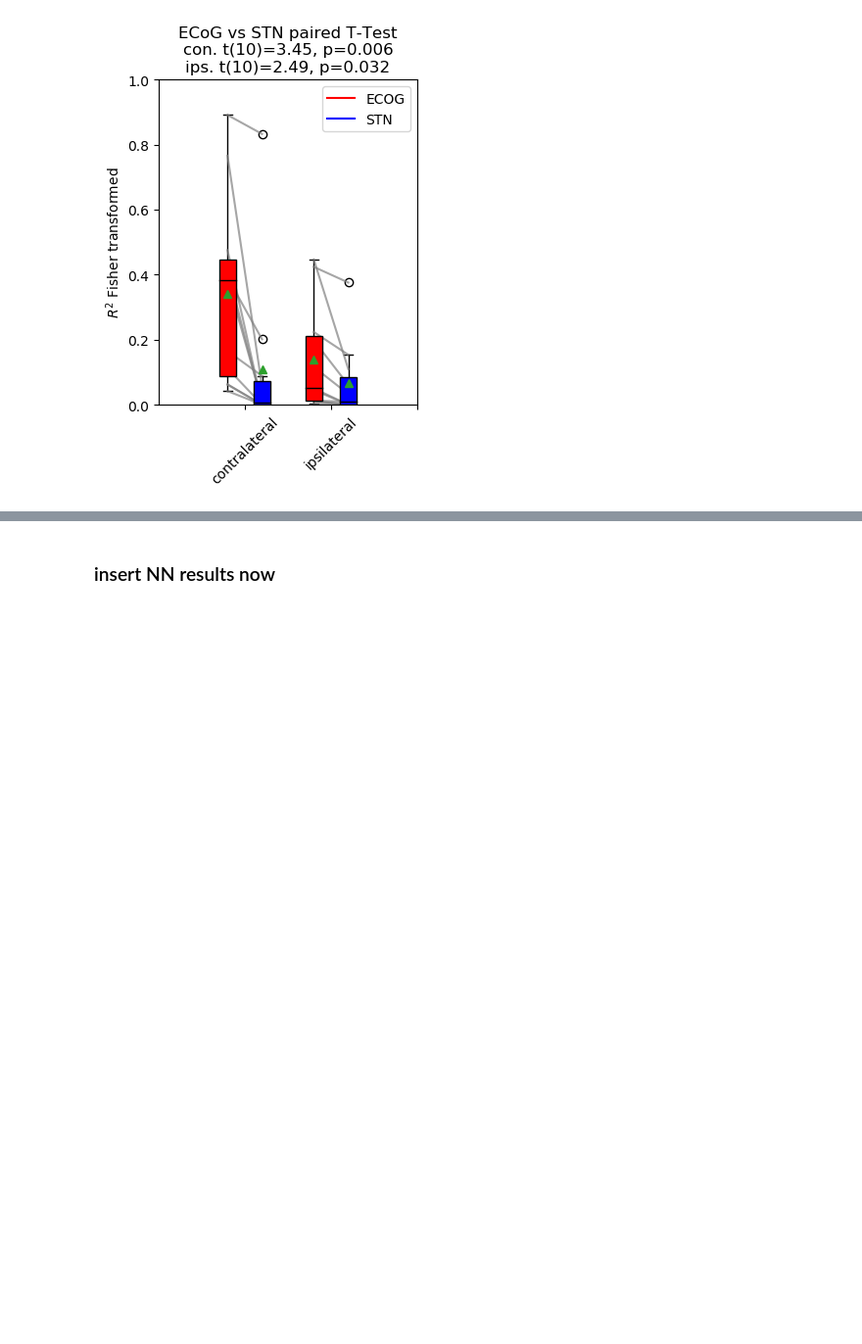
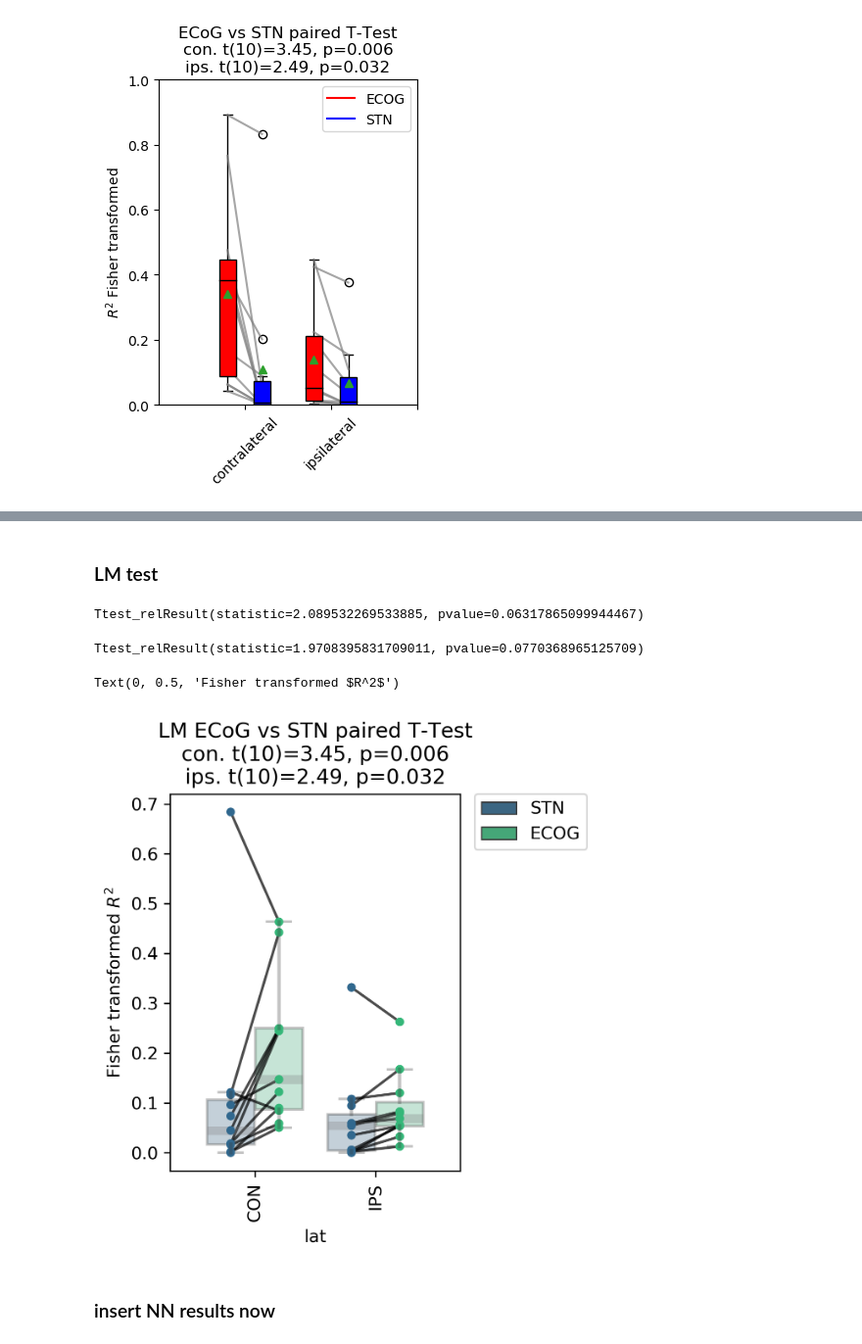
Before and after one commit to neuromodulation/icn, a Jupyter notebook: ECOG_vs_STN/Results_Analysis/Figure3.ipynb, the cells around one changed output, grey strips where cells are left out. Shown at 98% size. Drawn from its saved outputs; the diff is of its cells as text; code cells hidden in the pictures; blank space fills up the shorter version.

Commit message:
stat work paper

```diff
--- a/ECOG_vs_STN/Results_Analysis/Figure3.ipynb
+++ b/ECOG_vs_STN/Results_Analysis/Figure3.ipynb
@@ -409,3 +545,40 @@ plt.show()
+# %% [markdown]
+### LM test
+# %%
+stats.ttest_rel(np.arctanh(res_LM["ECOG_CON"]), np.arctanh(res_LM["STN_CON"]))
+# %% [output]
+Ttest_relResult(statistic=2.089532269533885, pvalue=0.06317865099944467)
+# %%
+stats.ttest_rel(np.arctanh(res_LM["ECOG_IPS"]), np.arctanh(res_LM["STN_IPS"]))
+# %% [output]
+Ttest_relResult(statistic=1.9708395831709011, pvalue=0.0770368965125709)
+# %%
+alpha_box = 0.3
+plt.figure(figsize=(3,4), dpi=300)
+sb.boxplot(x="lat", y=r"$R^2$", hue="loc", order=["CON", "IPS"], hue_order=["STN", "ECOG"],
+           data=df[df["method"] == "LM"], palette="viridis",
+           showmeans=False, boxprops=dict(alpha=alpha_box), showcaps=True, showbox=True,
+           showfliers=False, notch=False,
+           whiskerprops={'linewidth':2, "zorder":10, "alpha":alpha_box},
+           capprops={"alpha":alpha_box},
+           medianprops=dict(linestyle='-.', linewidth=5, color="gray", alpha=alpha_box))
+
+
+ax = sb.stripplot(x="lat", y=r"$R^2$", hue="loc", order=["CON", "IPS"],hue_order=["STN", "ECOG"],
+           data=df[df["method"] == "LM"],palette="viridis", dodge=True, s=5, jitter=False)
+plt.xticks(rotation=90)
+plt.plot([-0.2,0.2],np.array([np.arctanh(res_LM["STN_CON"]), np.arctanh(res_LM["ECOG_CON"])]), color='black', alpha=0.7)
+plt.plot([0.8,1.2],np.array([np.arctanh(res_LM["STN_IPS"]), np.arctanh(res_LM["ECOG_IPS"])]), color='black', alpha=0.7)
+
+# When creating the legend, only use the first two elements
+# to effectively remove the last two.
+handles, labels = ax.get_legend_handles_labels()
+l = plt.legend(handles[0:2], labels[0:2], bbox_to_anchor=(1.05, 1), loc=2, borderaxespad=0.)
+plt.title('LM ECoG vs STN paired T-Test\ncon. t(10)=3.45, p=0.006\nips. t(10)=2.49, p=0.032')
+plt.ylabel("Fisher transformed "+r"$R^2$")
+# %% [output]
+Text(0, 0.5, 'Fisher transformed $R^2$')
+[figure, added]
 # %% [markdown]
 ### insert NN results now
 # %%
```
Also changed, not shown: parts of 28 cells of this notebook, 14 other files.
